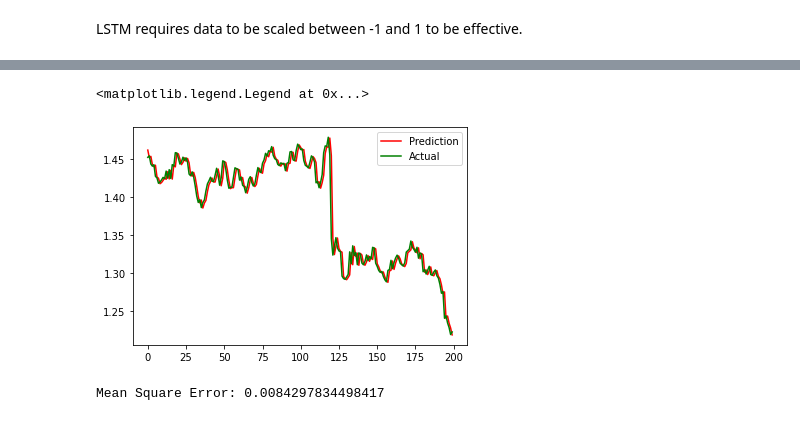
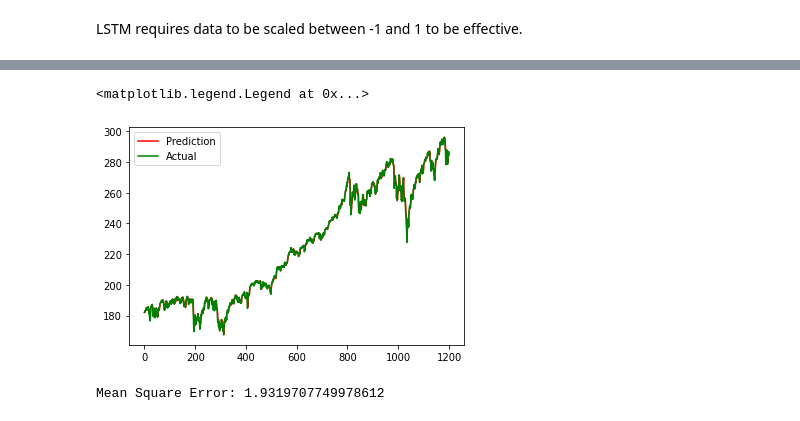
Before and after one commit to upathare1/Bitcoin-Price-Prediction, a Jupyter notebook: Algorithms/LSTM.ipynb, the cells around one changed output, grey strips where cells are left out. Drawn from its saved outputs; the diff is of its cells as text; code cells hidden in the pictures.

Commit message:
Add summary statistics and plots for paper's results and add Naive model

```diff
--- a/Algorithms/LSTM.ipynb
+++ b/Algorithms/LSTM.ipynb
@@ -29,7 +29,7 @@ def timeseries_to_supervised(data, lag=1):
 
 # load dataset
 series = read_csv(
-    os.path.join(data_dir, "GBPUSD=X.csv"),
+    os.path.join("SPY.csv"),
     header=0,
     parse_dates=[0],
     index_col=0,
@@ -161,14 +161,14 @@ for i in range(len(test_scaled)):
     expected = raw_values[len(train) + i + 1]
     actuals.append(expected)
 # %%
-plt.plot(list(range(len(test_scaled)-1000)), predictions[0:-1000], color="r", label="Prediction")
-plt.plot(list(range(len(test_scaled)-1000)), actuals[0:-1000], color="g", label="Actual")
+plt.plot(list(range(len(test_scaled))), predictions, color="r", label="Prediction")
+plt.plot(list(range(len(test_scaled))), actuals, color="g", label="Actual")
 plt.legend()
 # %% [output]
 <matplotlib.legend.Legend at 0x...>
-[figure, old version]
+[figure, new version]
 # %%
-rmse = numpy.sqrt(numpy.mean(numpy.square(numpy.array([i[0] for i in predictions]) - numpy.array([i[0] for i in actuals]))))
+rmse = numpy.sqrt(mean_squared_error(actuals, predictions))
 print("Mean Square Error: {}".format(rmse))
 # %% [output]
-Mean Square Error: 0.0084297834498417
+Mean Square Error: 1.9319707749978612
```
Also changed, not shown: parts of 17 cells of this notebook.
